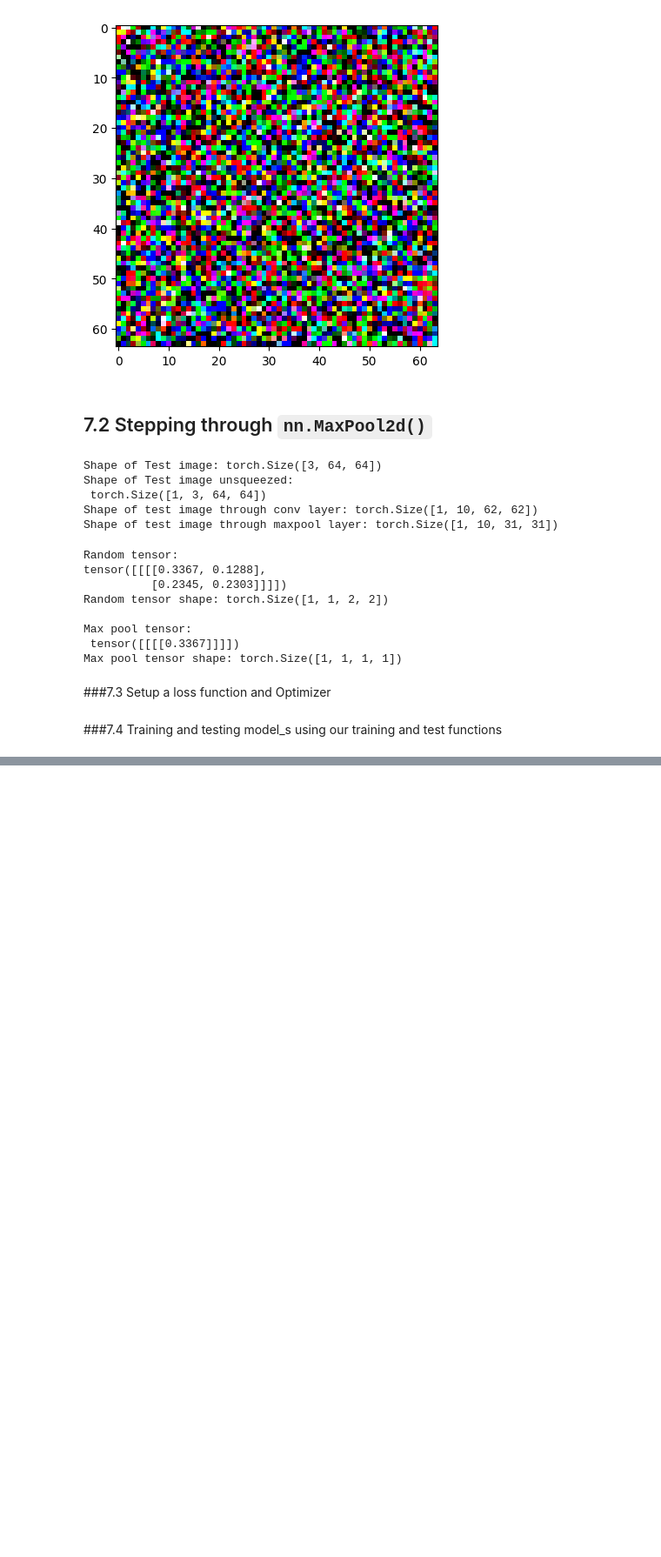
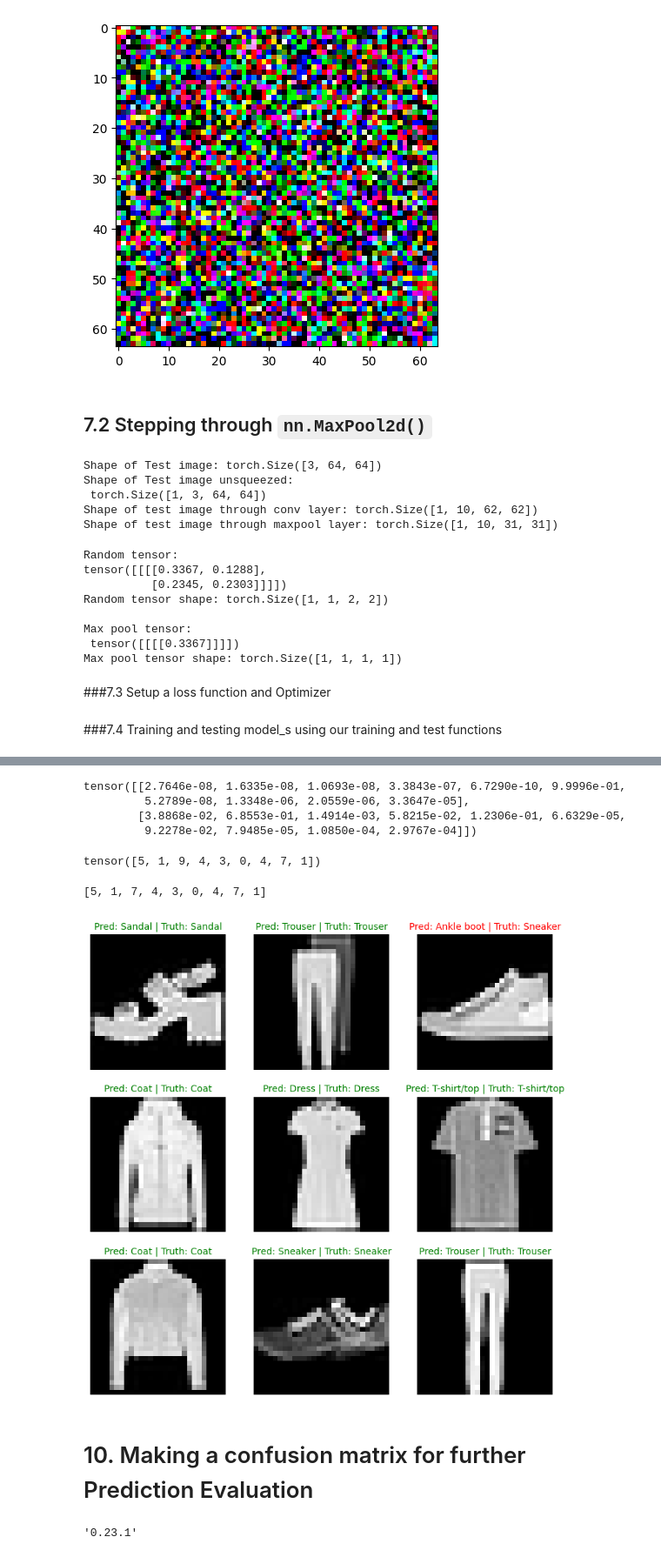
Before and after one commit to aaron-v19/practice, a Jupyter notebook: Pytorch_Computer_Vision.ipynb, the cells around one changed output, grey strips where cells are left out. Shown at 87% size. Saved outputs shown, nothing was run; the diff lists cells and outputs as text; code cells hidden in the pictures; blank space fills up the shorter version.

```diff
--- a/Pytorch_Computer_Vision.ipynb
+++ b/Pytorch_Computer_Vision.ipynb
@@ -941,0 +1060,52 @@ Epoch: 2
+# %%
+#Make Predictions
+
+pred_probs=make_predictions(model=model_2,
+                            data=test_sample)
+#View first few pred probs
+pred_probs[:2]
+# %% [output]
+tensor([[2.7646e-08, 1.6335e-08, 1.0693e-08, 3.3843e-07, 6.7290e-10, 9.9996e-01,
+         5.2789e-08, 1.3348e-06, 2.0559e-06, 3.3647e-05],
+        [3.8868e-02, 6.8553e-01, 1.4914e-03, 5.8215e-02, 1.2306e-01, 6.6329e-05,
+         9.2278e-02, 7.9485e-05, 1.0850e-04, 2.9767e-04]])
+# %%
+pred_classes=pred_probs.argmax(dim=1)
+pred_classes
+# %% [output]
+tensor([5, 1, 9, 4, 3, 0, 4, 7, 1])
+# %%
+test_labels
+# %% [output]
+[5, 1, 7, 4, 3, 0, 4, 7, 1]
+# %%
+plt.figure(figsize=(9,9))
+nrows=3
+ncols=3
+for i,sample in enumerate(test_sample):
+    # Create Subplot
+    plt.subplot(nrows,ncols,i+1)
+
+    # Plot image
+    plt.imshow(sample.squeeze(),cmap="gray")
+
+    # Find the prediction label
+    pred_label=class_names[pred_classes[i]]
+
+    # Get the truth label
+    truth_label=class_names[test_labels[i]]
+
+    # Plot the title
+    title_text=f"Pred: {pred_label} | Truth: {truth_label}"
+
+    if pred_label==truth_label:
+        plt.title(title_text, fontsize=10,
+                  color="green")
+    else:
+        plt.title(title_text,fontsize=10,
+                  color="red")
+    plt.axis("off")
+# %% [output]
+[figure, added]
+# %% [markdown]
+# 10. Making a confusion matrix for further Prediction Evaluation
@@ -941,0 +1114,4 @@ Epoch: 2
+# %%
+mlxtend.__version__
+# %% [output]
+'0.23.1'
```
Also changed, not shown: parts of 31 cells of this notebook.
